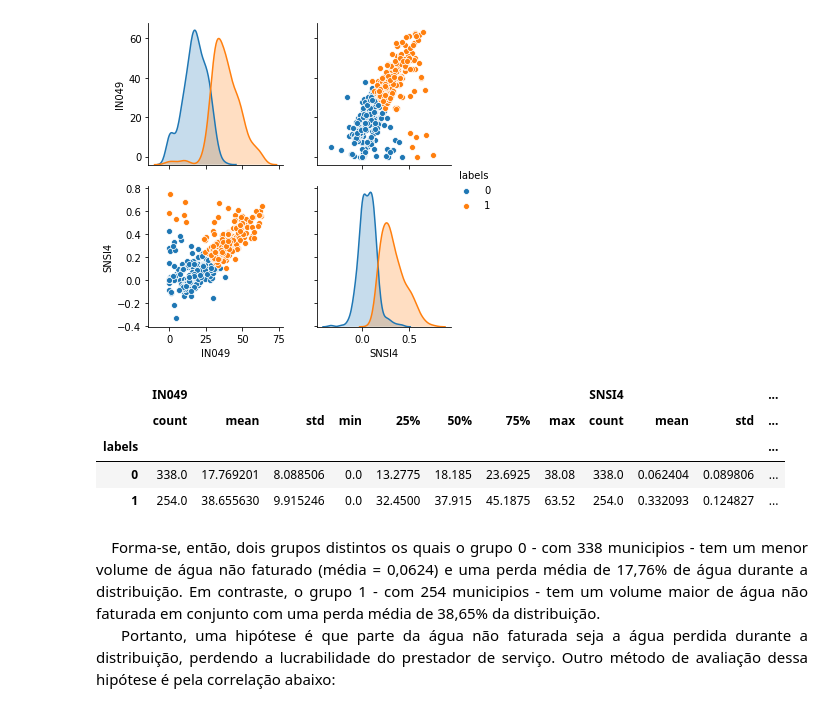
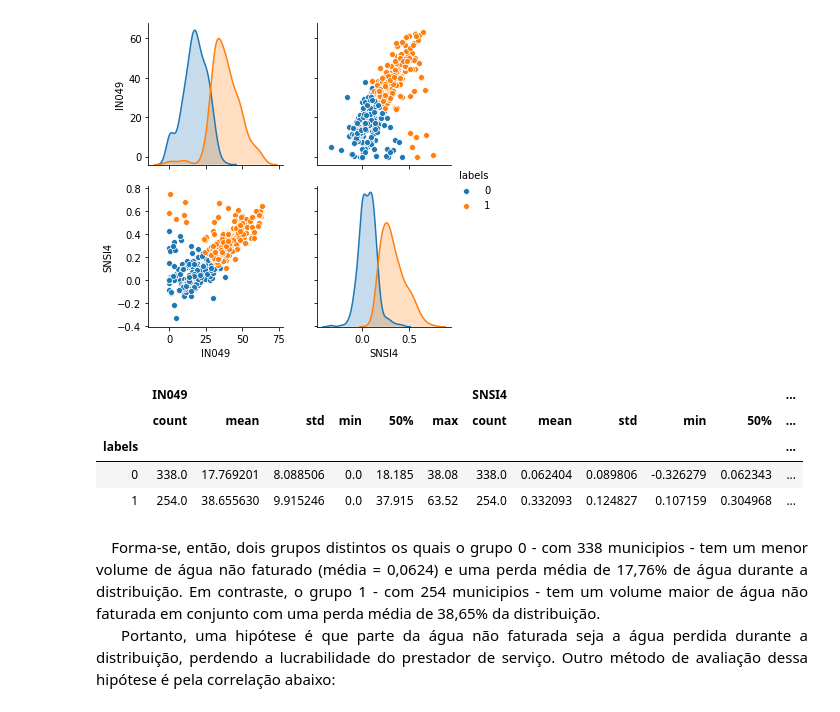
Before and after one commit to ViniciusATR/Deephack_ODS6, a Jupyter notebook: Deephack_Relatório.ipynb, the cells around one changed output. Cells and saved outputs as stored; diff of their text form; code cells hidden in the pictures.

```diff
--- a/Deephack_Relatório.ipynb
+++ b/Deephack_Relatório.ipynb
@@ -334,7 +332,7 @@ from itertools import combinations
 
 pd.set_option('display.max_columns', None)
 #leitura do banco de dados SNIS, assim como adequação do nome das colunas
-df = pd.read_csv(filepath_or_buffer='Desagregado-20191010161139.csv' ,index_col=False, sep=';' , encoding='utf_16_le', thousands='.' ,decimal=',' , skipfooter=1, engine='python')
+df = pd.read_csv(filepath_or_buffer='datasets/Desagregado-20191010161139.csv' ,index_col=False, sep=';' , encoding='utf_16_le', thousands='.' ,decimal=',' , skipfooter=1, engine='python')
 df.rename(columns={'Município' : 'municipio' , 'Ano de Referência':'ano' , 'Código do Município' : 'Cod_ibge' , 'POP_TOT - População total do município do ano de referência (Fonte: IBGE):' : 'POP_TOT' , 'POP_URB - População urbana do município do ano de referência (Fonte: IBGE):' :'POP_URB' }, inplace=True)
 ind_dict = {
     'AG006 - Volume de água produzido' : 'AG006' ,
@@ -363,7 +361,7 @@ ind_dict = {
 df = df.rename(columns = ind_dict)
 
 #leitura do banco de dados produzido pelo grupo, unindo dados do TCE e do SNIS
-d17 = pd.read_csv('data2017.csv',sep=';')
+d17 = pd.read_csv('datasets/data2017.csv',sep=';')
 d17.drop(columns=['Unnamed: 0','index'] , inplace=True)
 
 d17.replace({'Sim':1 , 'Não':0} , inplace=True)
@@ -371,7 +369,7 @@ d17.replace({'Sim':1 , 'Não':0} , inplace=True)
 df['SNSI4'] = 1 - df['AG011']/(df['AG006'] + df['AG018'])
 
 #leitura do banco de dados com os dados geográficos necessários para criação de mapas
-map_df = gpd.read_file('LimiteMunicipalPolygon.shp')
+map_df = gpd.read_file('datasets/map/LimiteMunicipalPolygon.shp')
 map_df = map_df.rename(columns={'Nome' : 'municipio'})
 # %% [markdown]
 ## Funções <a name="função"></a>
@@ -716,13 +714,13 @@ sns.pairplot(df_clus,hue='labels',vars=feats)
 <seaborn.axisgrid.PairGrid at 0x...>
 [figure]
 # %%
-df_clus.groupby('labels').describe()[feats]
+df_clus.groupby('labels').describe(percentiles=[])[feats]
 # %% [output]
-|  | IN049 |  |  |  |  |  |  |  | SNSI4 |  |  | ... |
-|  | count | mean | std | min | 25% | 50% | 75% | max | count | mean | std | ... |
+|  | IN049 |  |  |  |  |  | SNSI4 |  |  |  |  | ... |
+|  | count | mean | std | min | 50% | max | count | mean | std | min | 50% | ... |
 | labels |  |  |  |  |  |  |  |  |  |  |  | ... |
-| 0 | 338.0 | 17.769201 | 8.088506 | 0.0 | 13.2775 | 18.185 | 23.6925 | 38.08 | 338.0 | 0.062404 | 0.089806 | ... |
-| 1 | 254.0 | 38.655630 | 9.915246 | 0.0 | 32.4500 | 37.915 | 45.1875 | 63.52 | 254.0 | 0.332093 | 0.124827 | ... |
+| 0 | 338.0 | 17.769201 | 8.088506 | 0.0 | 18.185 | 38.08 | 338.0 | 0.062404 | 0.089806 | -0.326279 | 0.062343 | ... |
+| 1 | 254.0 | 38.655630 | 9.915246 | 0.0 | 37.915 | 63.52 | 254.0 | 0.332093 | 0.124827 | 0.107159 | 0.304968 | ... |
 # %% [markdown]
  <div style="text-align: justify">
 &nbsp;&nbsp; Forma-se, então, dois grupos distintos os quais o grupo 0 - com 338 municipios - tem um menor volume de água não faturado (média = 0,0624) e uma perda média de 17,76% de água durante a distribuição. Em contraste, o grupo 1 - com 254 municipios - tem um volume maior de água não faturada em conjunto com uma perda média de 38,65% da distribuição. <br>
```
Also changed, not shown: parts of 6 cells of this notebook, 1 other file.
